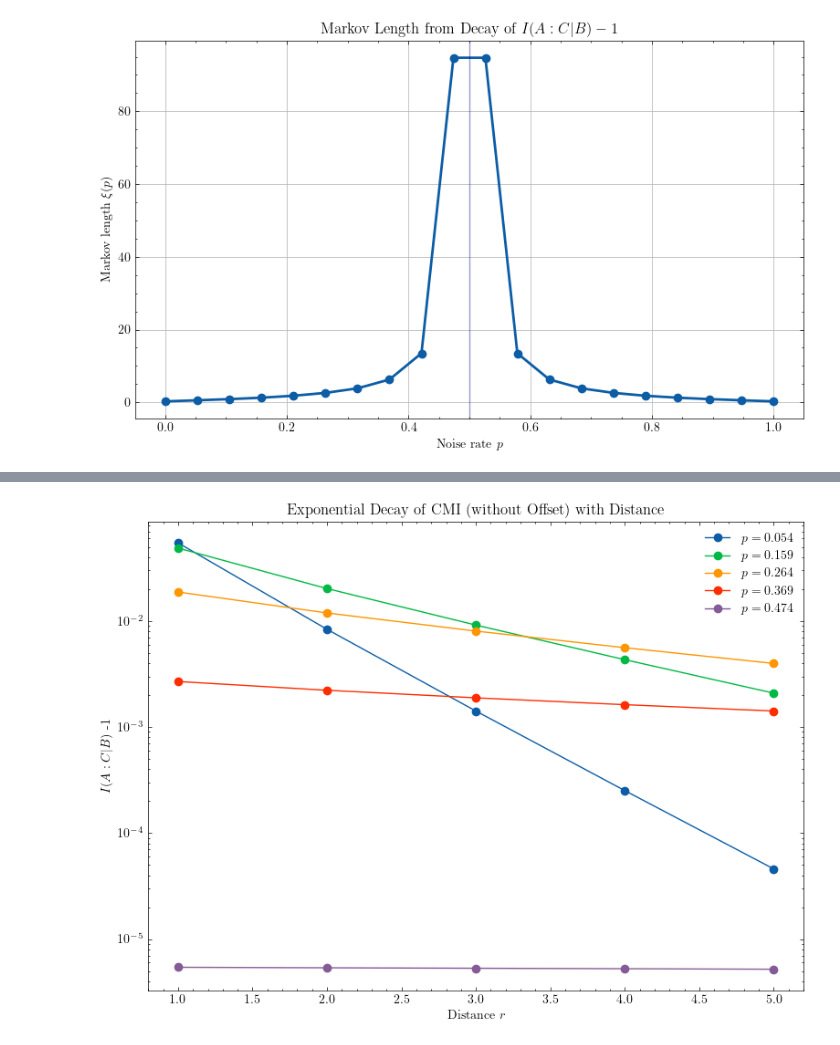
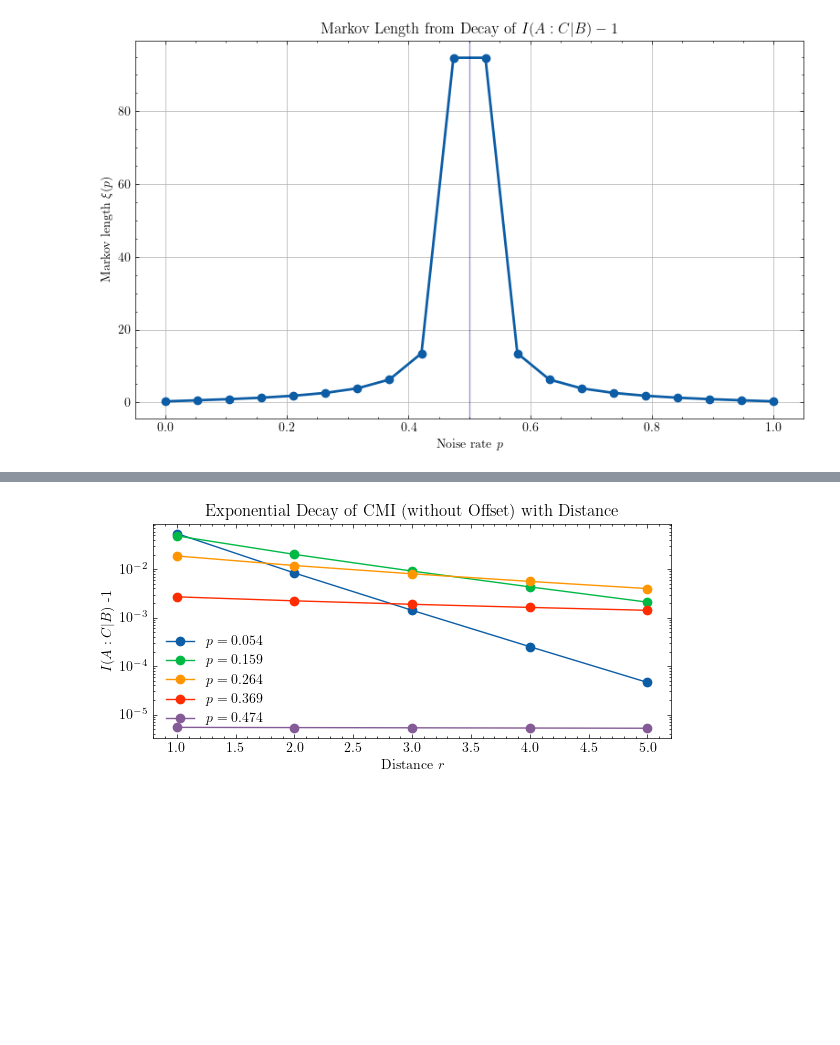
Before and after one commit to HannaKarwowska/PSI-Essay, a Jupyter notebook: New_codes/GHZ_state.ipynb, the cells around one changed output, grey strips where cells are left out. Drawn from its saved outputs; the diff is of its cells as text; code cells hidden in the pictures; blank space fills up the shorter version.

```diff
--- a/New_codes/GHZ_state.ipynb
+++ b/New_codes/GHZ_state.ipynb
@@ -485,24 +485,24 @@ plt.show()
 # %%
 # ============================================================
 # CMI vs distance r for different noise rates p
 # ============================================================
 
-plt.figure(figsize=(8,6))
+plt.figure(figsize=(6,3))
 plt.style.use('science')
 
 
 for idx in range(1,10,2):
 
     plt.plot(distances,cmi_matrix[idx]-1,marker='o',label=fr"$p={p_array2[idx]:.3f}$")
 
 plt.yscale('log')
 
 plt.xlabel("Distance $r$")
 plt.ylabel(r"$I(A:C|B)$ -1")
 plt.title("Exponential Decay of CMI (without Offset) with Distance")
-plt.legend(loc='upper right')
+plt.legend(loc='lower left')
 plt.tight_layout()
 plt.savefig("New_plots/CMI_decay_with_r_GHZ.png", dpi=300)
 plt.show()
 # %% [output]
-[figure, old version]
+[figure, new version]
```
Also changed, not shown: parts of 1 cell of this notebook, 2 other files.
